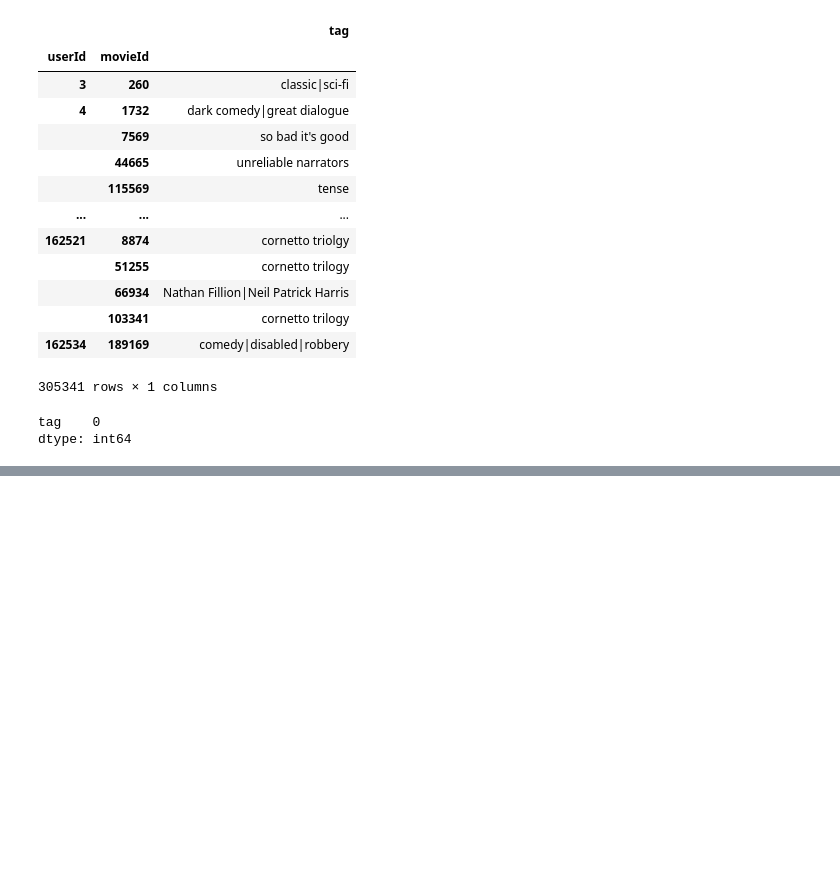
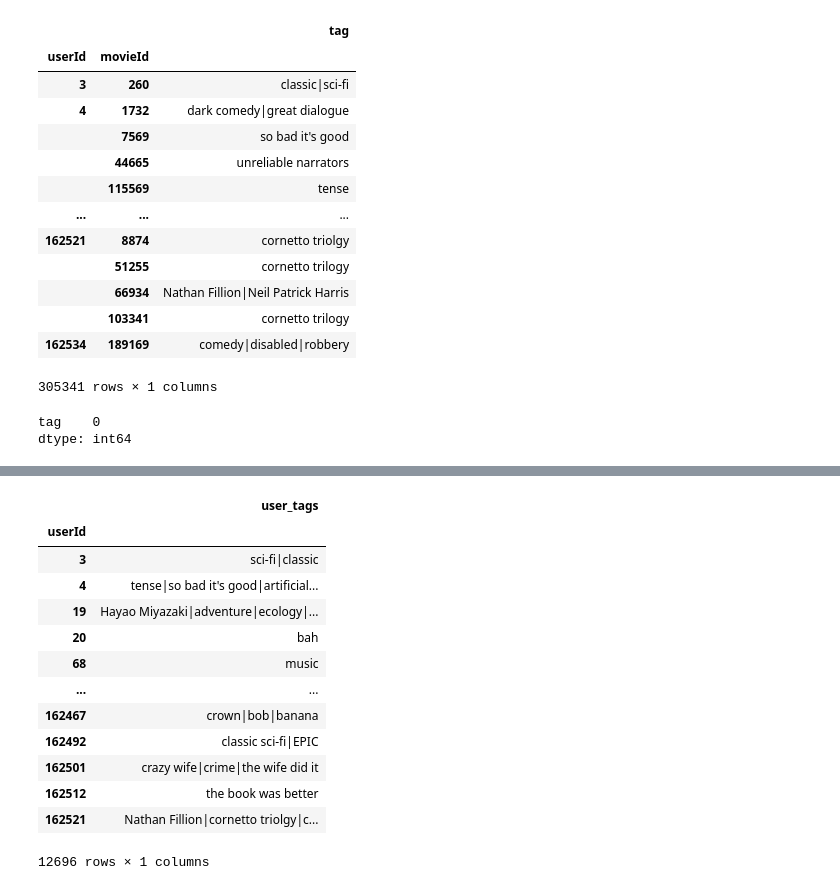
Before and after one commit to ashwiniyer176/MovieLens-Recommendation-System, a Jupyter notebook: notebooks/User_Metadata_Creation.ipynb, the cells around one changed output, grey strips where cells are left out. Drawn from its saved outputs; the diff is of its cells as text; code cells hidden in the pictures; blank space fills up the shorter version.

```diff
--- a/notebooks/User_Metadata_Creation.ipynb
+++ b/notebooks/User_Metadata_Creation.ipynb
@@ -39,0 +59,18 @@ dtype: int64
+# %%
+user_metadata = pd.DataFrame(user_metadata["user_tags"].apply(lambda x: "|".join(set(x.split("|")))))
+user_metadata
+# %% [output]
+|  | user_tags |
+| userId |  |
+| 3 | sci-fi|classic |
+| 4 | tense|so bad it's good|artificial... |
+| 19 | Hayao Miyazaki|adventure|ecology|... |
+| 20 | bah |
+| 68 | music |
+| ... | ... |
+| 162467 | crown|bob|banana |
+| 162492 | classic sci-fi|EPIC |
+| 162501 | crazy wife|crime|the wife did it |
+| 162512 | the book was better |
+| 162521 | Nathan Fillion|cornetto triolgy|c... |
+12696 rows × 1 columns
```
Also changed, not shown: parts of 14 cells of this notebook, 7 other files.
